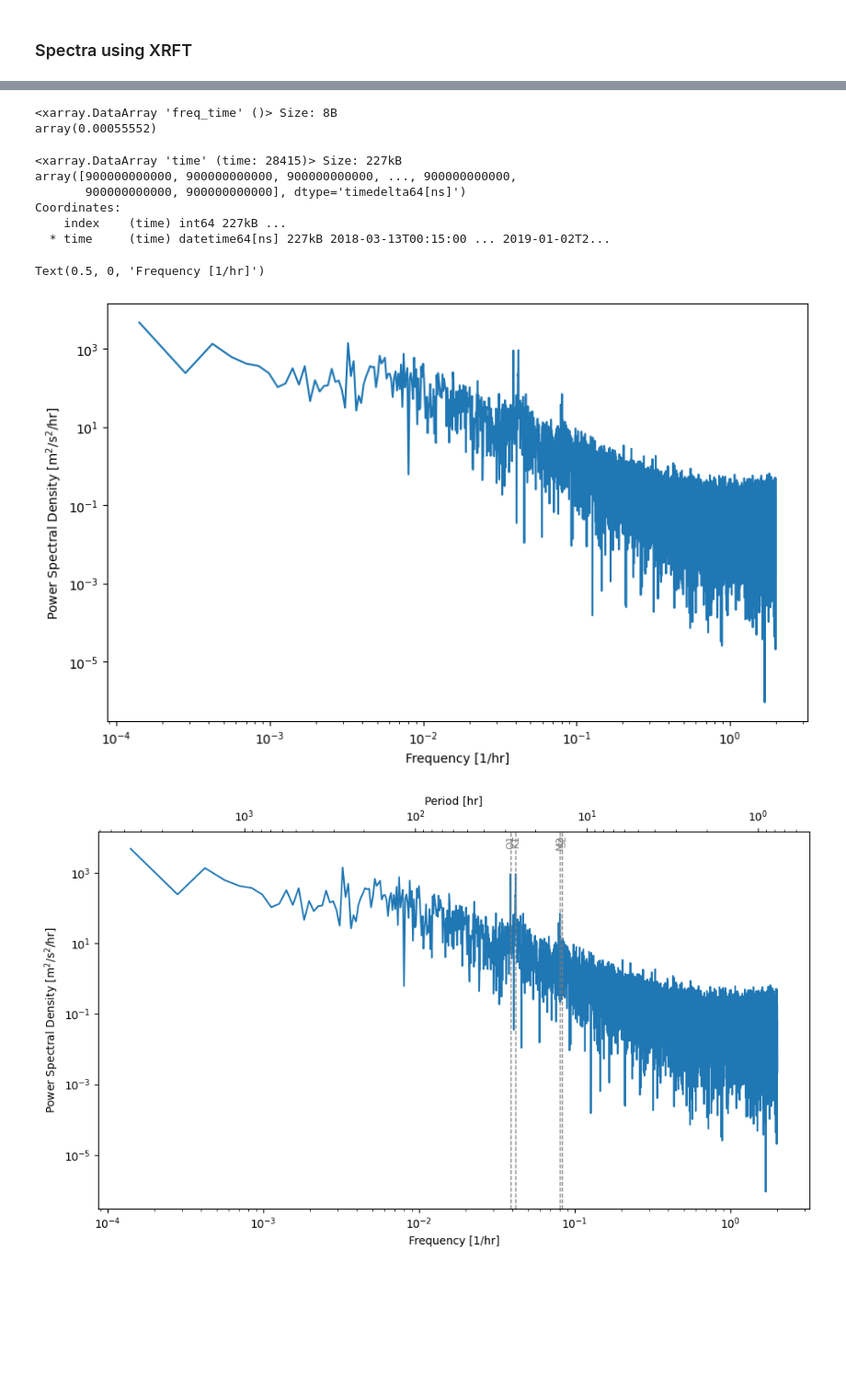
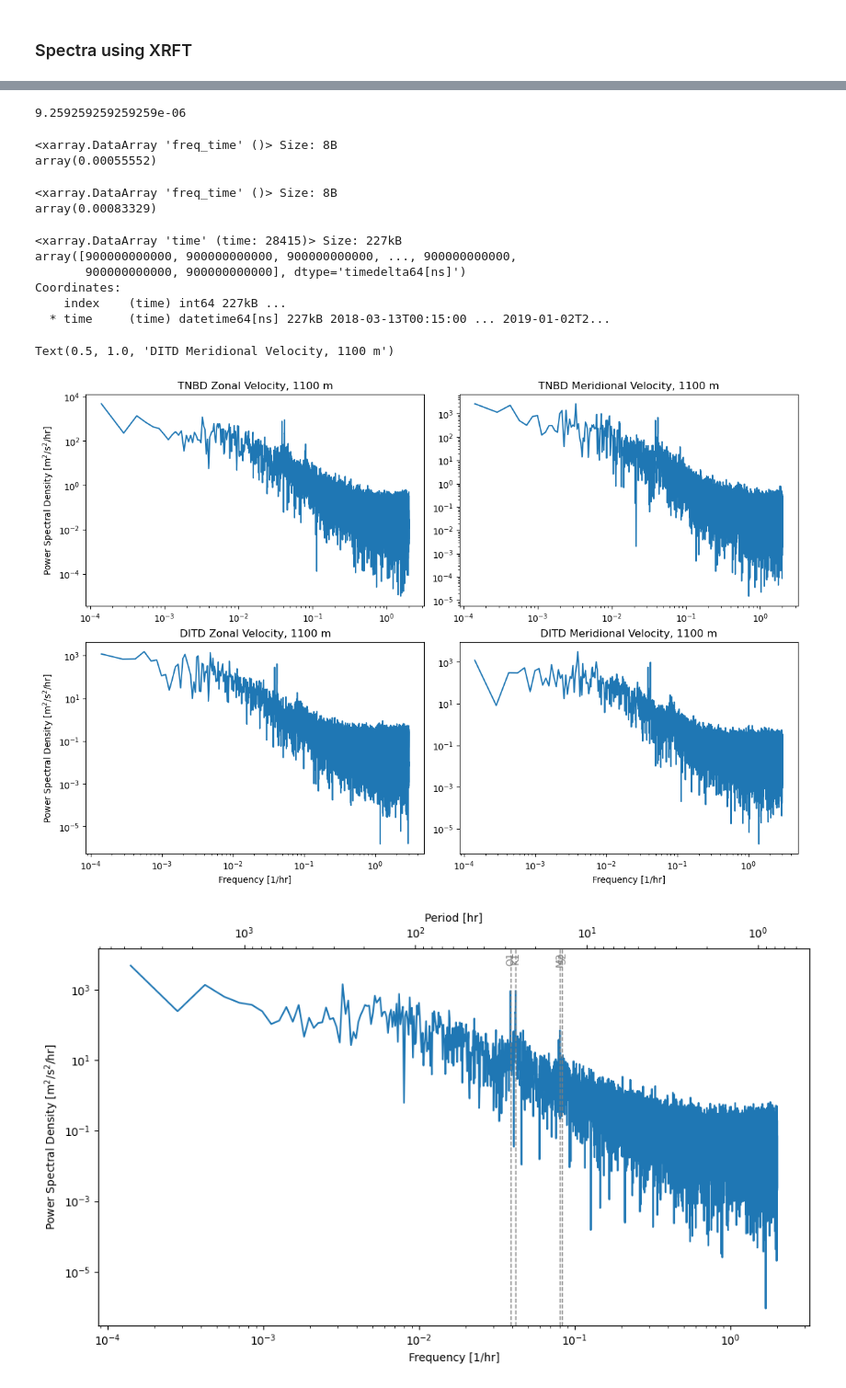
Before and after one commit to MackenzieBlanusa/TNB_tools, a Jupyter notebook: momentum_balance/Tidal_Influnence.ipynb, the cells around one changed output, grey strips where cells are left out. Shown at 92% size. Cells and saved outputs as stored; diff of their text form; code cells hidden in the pictures; blank space fills up the shorter version.

```diff
--- a/momentum_balance/Tidal_Influnence.ipynb
+++ b/momentum_balance/Tidal_Influnence.ipynb
@@ -46,4 +87,11 @@ Coordinates:
 # %% [markdown]
 ### Spectra using XRFT
+# %%
+# detrend data
+ditd_east = xrft.detrend(ditd_vel1100.east, dim='time')
+ditd_north = xrft.detrend(ditd_vel1100.north, dim='time')
+
+tnbd_east = xrft.detrend(tnbd_vel1100.east, dim='time')
+tnbd_north = xrft.detrend(tnbd_vel1100.north, dim='time')
 # %%
 # detrend data
@@ -62 +99,7 @@ Coordinates:
+# %%
+# calculate spectra
+ditd_east_spectra = xrft.power_spectrum(da=ditd_east.drop_vars(['index']),dim='time')
+ditd_north_spectra = xrft.power_spectrum(da=ditd_north.drop_vars(['index']),dim='time')
+tnbd_east_spectra = xrft.power_spectrum(da=tnbd_east.drop_vars(['index']),dim='time')
+tnbd_north_spectra = xrft.power_spectrum(da=tnbd_north.drop_vars(['index']),dim='time')
 # %%
@@ -64 +107,7 @@ spectra = xrft.power_spectrum(da=east_detrended.drop(['index']),dim='time')
+# %%
+# take only positive part of spectrum
+tnbd_north_spectra = tnbd_north_spectra.where(tnbd_north_spectra.freq_time > 0, drop=True)
+tnbd_east_spectra = tnbd_east_spectra.where(tnbd_east_spectra.freq_time > 0, drop=True)
+ditd_north_spectra = ditd_north_spectra.where(ditd_north_spectra.freq_time > 0, drop=True)
+ditd_east_spectra = ditd_east_spectra.where(ditd_east_spectra.freq_time > 0, drop=True)
 # %%
@@ -84 +126,5 @@ nyquist
+# %%
+nyquist/3600
+# %% [output]
+9.259259259259259e-06
 # %%
@@ -86,6 +133,11 @@ spectra.freq_time.max()
 # %% [output]
 <xarray.DataArray 'freq_time' ()> Size: 8B
 array(0.00055552)
+# %%
+ditd_east_spectra.freq_time.max()
+# %% [output]
+<xarray.DataArray 'freq_time' ()> Size: 8B
+array(0.00083329)
 # %%
 # nyquist freq is sampling rate / 2
 tnbd_vel1100.east.time.diff(dim='time')
@@ -96,14 +148,34 @@ array([900000000000, 900000000000, 900000000000, ..., 900000000000,
 Coordinates:
     index    (time) int64 227kB ...
   * time     (time) datetime64[ns] 227kB 2018-03-13T00:15:00 ... 2019-01-02T2...
-# %%
-fig = plt.figure(figsize=(10,6))
-plt.loglog(spectra.freq_time*3600,spectra)
-plt.ylabel(r'Power Spectral Density [m$^2$/s$^2$/hr]')
-plt.xlabel('Frequency [1/hr]')
-# %% [output]
-Text(0.5, 0, 'Frequency [1/hr]')
-[figure, removed]
+# %%
+fig = plt.figure(figsize=(12,8),constrained_layout=True)
+plt.subplot(2,2,1)
+plt.loglog(tnbd_east_spectra.freq_time*3600,tnbd_east_spectra)
+plt.ylabel(r'Power Spectral Density [m$^2$/s$^2$/hr]')
+# plt.xlabel('Frequency [1/hr]')
+plt.title('TNBD Zonal Velocity, 1100 m')
+
+plt.subplot(2,2,2)
+plt.loglog(tnbd_north_spectra.freq_time*3600,tnbd_north_spectra)
+# plt.ylabel(r'Power Spectral Density [m$^2$/s$^2$/hr]')
+# plt.xlabel('Frequency [1/hr]')
+plt.title('TNBD Meridional Velocity, 1100 m')
+
+plt.subplot(2,2,3)
+plt.loglog(ditd_east_spectra.freq_time*3600,ditd_east_spectra)
+plt.ylabel(r'Power Spectral Density [m$^2$/s$^2$/hr]')
+plt.xlabel('Frequency [1/hr]')
+plt.title('DITD Zonal Velocity, 1100 m')
+
+plt.subplot(2,2,4)
+plt.loglog(ditd_north_spectra.freq_time*3600,ditd_north_spectra)
+# plt.ylabel(r'Power Spectral Density [m$^2$/s$^2$/hr]')
+plt.xlabel('Frequency [1/hr]')
+plt.title('DITD Meridional Velocity, 1100 m')
+# %% [output]
+Text(0.5, 1.0, 'DITD Meridional Velocity, 1100 m')
+[figure, added]
 # %%
 import matplotlib.pyplot as plt
 import numpy as np
```
Also changed, not shown: parts of 53 cells of this notebook.
